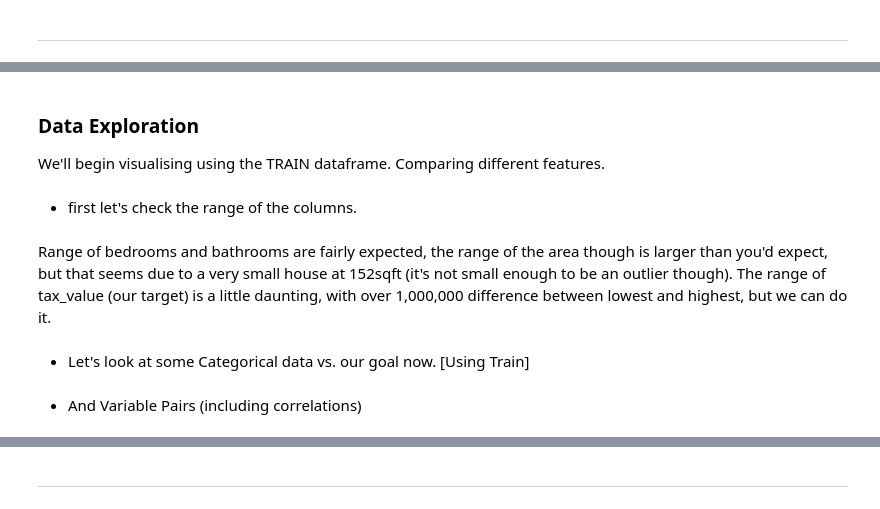
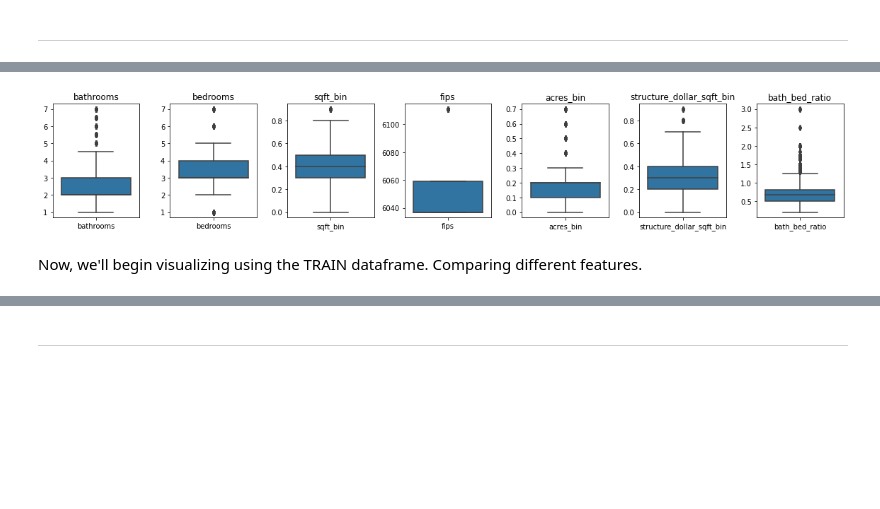
Before and after one commit to Lewis-Park-Bench/Cluster-Project, a Jupyter notebook: final_notebook.ipynb, the cells around one changed output, grey strips where cells are left out. Drawn from its saved outputs; the diff is of its cells as text; code cells hidden in the pictures; blank space fills up the shorter version.

```diff
--- a/final_notebook.ipynb
+++ b/final_notebook.ipynb
@@ -77,11 +148,6 @@ The shape of the split looks good, as do our charts with more expected outliers.
+# %%
+box_plot(df)
+# %% [output]
+[figure, added]
 # %% [markdown]
-### Data Exploration
-We'll begin visualising using the TRAIN dataframe. Comparing different features.
+Now, we'll begin visualizing using the TRAIN dataframe. Comparing different features.
-# %% [markdown]
-- first let's check the range of the columns.
-# %% [markdown]
-Range of bedrooms and bathrooms are fairly expected, the range of the area though is larger than you'd expect, but that seems due to a very small house at 152sqft (it's not small enough to be an outlier though). The range of tax_value (our target) is a little daunting, with over 1,000,000 difference between lowest and highest, but we can do it.
-# %% [markdown]
-- Let's look at some Categorical data vs. our goal now. [Using Train]
-# %% [markdown]
-- And Variable Pairs (including correlations)
```
Also changed, not shown: parts of 29 cells of this notebook, 2 other files.
